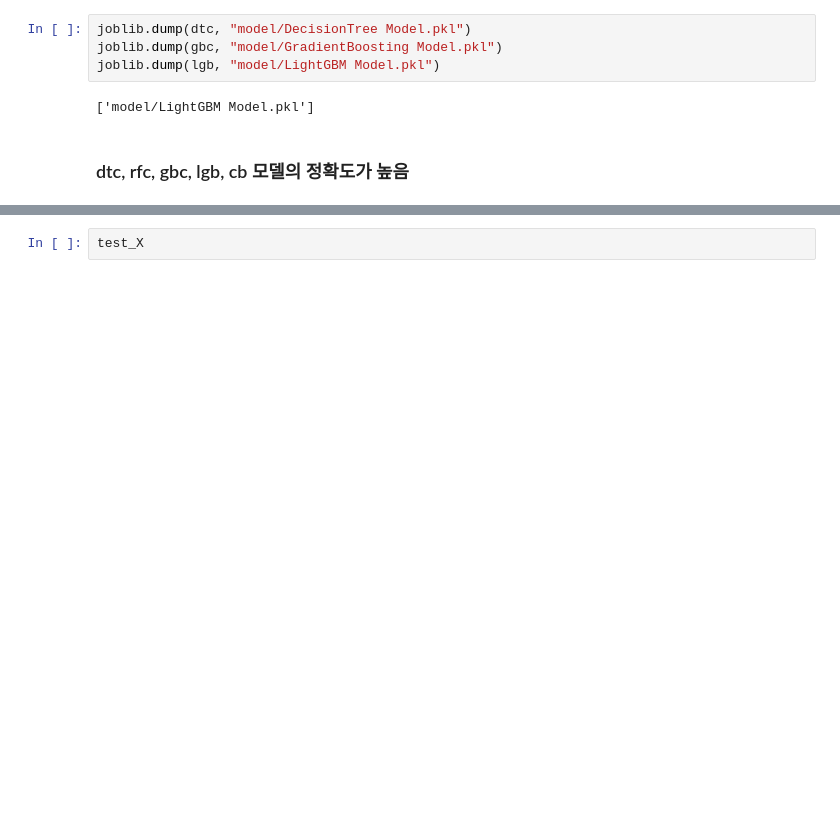
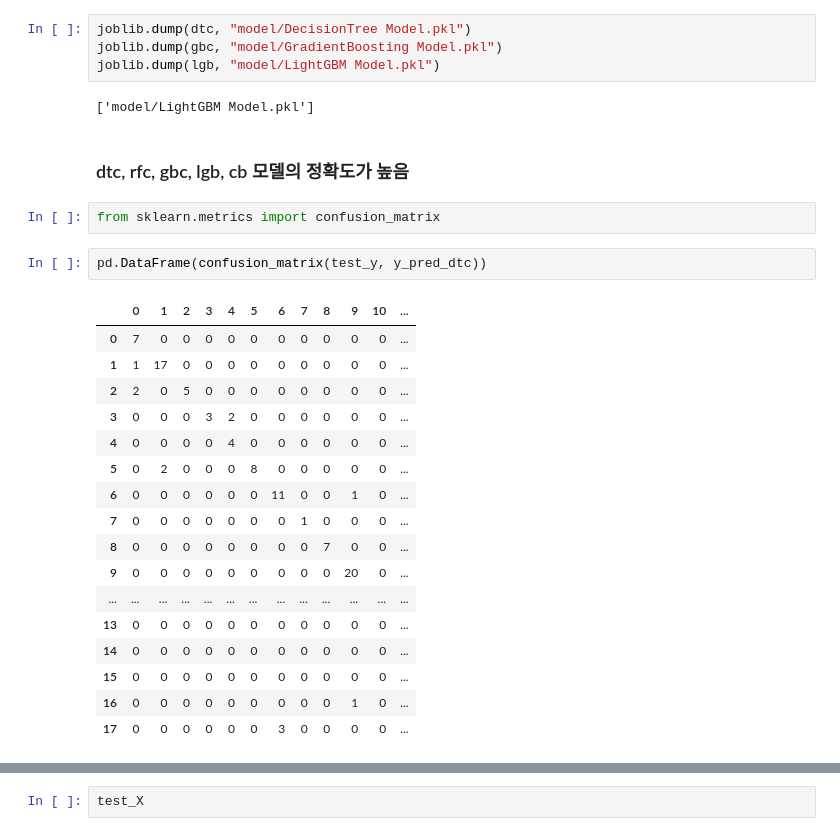
Before and after one commit to CodeWorks-hi/hyundai-crm-platform, a Jupyter notebook: 고객 추천 페이지.ipynb, the cells around one changed output, grey strips where cells are left out. Cells and saved outputs as stored; diff of their text form; blank space fills up the shorter version.

```diff
--- a/고객 추천 페이지.ipynb
+++ b/고객 추천 페이지.ipynb
@@ -257,3 +257,25 @@ joblib.dump(lgb, "model/LightGBM Model.pkl")
 ['model/LightGBM Model.pkl']
 # %% [markdown]
 ### dtc, rfc, gbc, lgb, cb 모델의 정확도가 높음
+# %%
+from sklearn.metrics import confusion_matrix
+# %%
+pd.DataFrame(confusion_matrix(test_y, y_pred_dtc))
+# %% [output]
+|  | 0 | 1 | 2 | 3 | 4 | 5 | 6 | 7 | 8 | 9 | 10 | ... |
+| 0 | 7 | 0 | 0 | 0 | 0 | 0 | 0 | 0 | 0 | 0 | 0 | ... |
+| 1 | 1 | 17 | 0 | 0 | 0 | 0 | 0 | 0 | 0 | 0 | 0 | ... |
+| 2 | 2 | 0 | 5 | 0 | 0 | 0 | 0 | 0 | 0 | 0 | 0 | ... |
+| 3 | 0 | 0 | 0 | 3 | 2 | 0 | 0 | 0 | 0 | 0 | 0 | ... |
+| 4 | 0 | 0 | 0 | 0 | 4 | 0 | 0 | 0 | 0 | 0 | 0 | ... |
+| 5 | 0 | 2 | 0 | 0 | 0 | 8 | 0 | 0 | 0 | 0 | 0 | ... |
+| 6 | 0 | 0 | 0 | 0 | 0 | 0 | 11 | 0 | 0 | 1 | 0 | ... |
+| 7 | 0 | 0 | 0 | 0 | 0 | 0 | 0 | 1 | 0 | 0 | 0 | ... |
+| 8 | 0 | 0 | 0 | 0 | 0 | 0 | 0 | 0 | 7 | 0 | 0 | ... |
+| 9 | 0 | 0 | 0 | 0 | 0 | 0 | 0 | 0 | 0 | 20 | 0 | ... |
+| ... | ... | ... | ... | ... | ... | ... | ... | ... | ... | ... | ... | ... |
+| 13 | 0 | 0 | 0 | 0 | 0 | 0 | 0 | 0 | 0 | 0 | 0 | ... |
+| 14 | 0 | 0 | 0 | 0 | 0 | 0 | 0 | 0 | 0 | 0 | 0 | ... |
+| 15 | 0 | 0 | 0 | 0 | 0 | 0 | 0 | 0 | 0 | 0 | 0 | ... |
+| 16 | 0 | 0 | 0 | 0 | 0 | 0 | 0 | 0 | 0 | 1 | 0 | ... |
+| 17 | 0 | 0 | 0 | 0 | 0 | 0 | 3 | 0 | 0 | 0 | 0 | ... |
```
Also changed, not shown: parts of 12 cells of this notebook, 4 other files.
